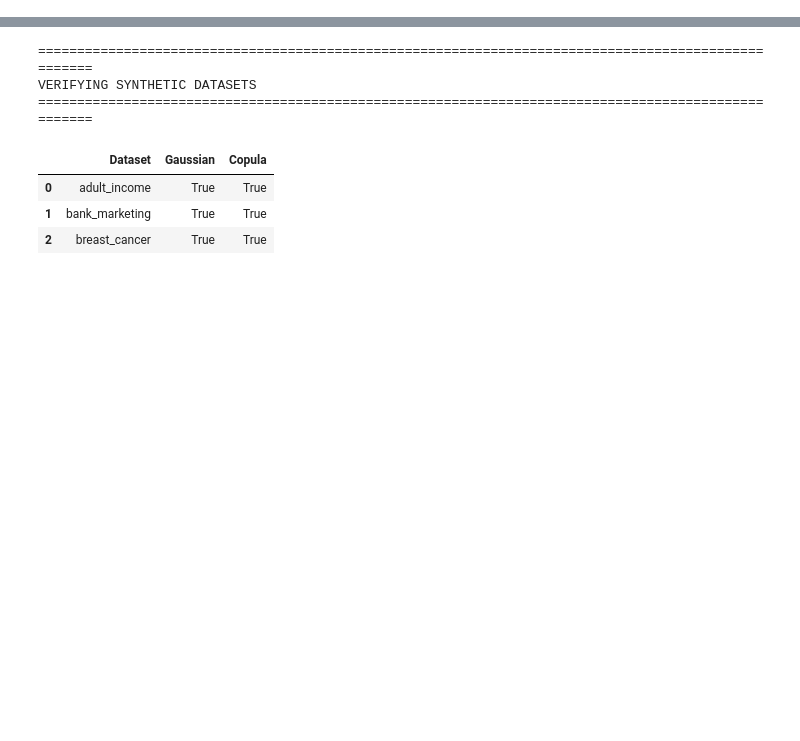
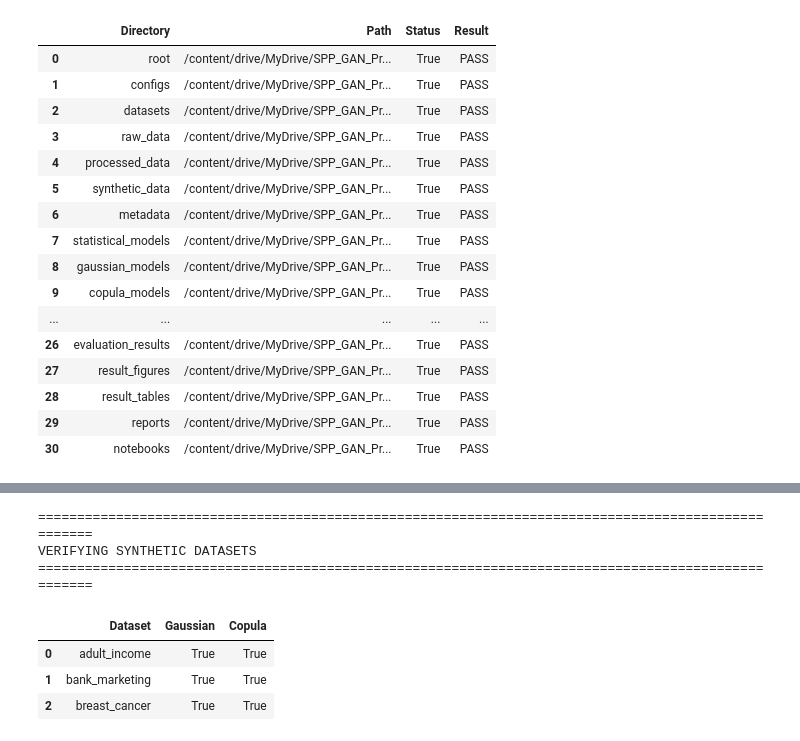
Before and after one commit to amzad-786githumb/Privacy-Preserving-Synthetic-Tabular-Data-Generation-Using-Generative-Adversarial-Networks, a Jupyter notebook: 04_Baseline_Deep_Models.ipynb, the cells around one changed output, grey strips where cells are left out. Drawn from its saved outputs; the diff is of its cells as text; code cells hidden in the pictures; blank space fills up the shorter version.

```diff
--- a/04_Baseline_Deep_Models.ipynb
+++ b/04_Baseline_Deep_Models.ipynb
@@ -1320,0 +1938,72 @@ VERIFYING STATISTICAL MODELS
+# %%
+# ==============================================================================
+# Part C - Dataset Validation
+# C1. Verify Project Folder Structure
+# ==============================================================================
+
+import os
+import pandas as pd
+
+print("=" * 100)
+print("VERIFY PROJECT FOLDER STRUCTURE")
+print("=" * 100)
+
+PROJECT_STRUCTURE = []
+
+for folder_name, folder_path in PATHS.items():
+
+    status = os.path.isdir(folder_path)
+
+    PROJECT_STRUCTURE.append({
+
+        "Directory": folder_name,
+
+        "Path": folder_path,
+
+        "Status": status,
+
+        "Result": "PASS" if status else "FAIL"
+
+    })
+
+PROJECT_STRUCTURE_DF = pd.DataFrame(PROJECT_STRUCTURE)
+
+display(PROJECT_STRUCTURE_DF)
+
+# ------------------------------------------------------------------------------
+# Verification Summary
+# ------------------------------------------------------------------------------
+
+passed = PROJECT_STRUCTURE_DF["Status"].sum()
+
+total = len(PROJECT_STRUCTURE_DF)
+
+failed = total - passed
+
+print("=" * 100)
+print("PROJECT STRUCTURE SUMMARY")
+print("=" * 100)
+
+print(f"Total Directories : {total}")
+print(f"Verified          : {passed}")
+print(f"Missing           : {failed}")
+
+if failed == 0:
+
+    print("\n✓ All project directories are available.")
+
+else:
+
+    print("\n✗ Some project directories are missing.")
+
+    print("\nMissing Directories:")
+
+    missing = PROJECT_STRUCTURE_DF.loc[
+        PROJECT_STRUCTURE_DF["Status"] == False,
+        "Directory"
+    ]
+
+    for directory in missing:
+
+        print(f"- {directory}")
+# %% [output]
@@ -1320,0 +2013,17 @@ VERIFYING STATISTICAL MODELS
+|  | Directory | Path | Status | Result |
+| 0 | root | /content/drive/MyDrive/SPP_GAN_Pr... | True | PASS |
+| 1 | configs | /content/drive/MyDrive/SPP_GAN_Pr... | True | PASS |
+| 2 | datasets | /content/drive/MyDrive/SPP_GAN_Pr... | True | PASS |
+| 3 | raw_data | /content/drive/MyDrive/SPP_GAN_Pr... | True | PASS |
+| 4 | processed_data | /content/drive/MyDrive/SPP_GAN_Pr... | True | PASS |
+| 5 | synthetic_data | /content/drive/MyDrive/SPP_GAN_Pr... | True | PASS |
+| 6 | metadata | /content/drive/MyDrive/SPP_GAN_Pr... | True | PASS |
+| 7 | statistical_models | /content/drive/MyDrive/SPP_GAN_Pr... | True | PASS |
+| 8 | gaussian_models | /content/drive/MyDrive/SPP_GAN_Pr... | True | PASS |
+| 9 | copula_models | /content/drive/MyDrive/SPP_GAN_Pr... | True | PASS |
+| ... | ... | ... | ... | ... |
+| 26 | evaluation_results | /content/drive/MyDrive/SPP_GAN_Pr... | True | PASS |
+| 27 | result_figures | /content/drive/MyDrive/SPP_GAN_Pr... | True | PASS |
+| 28 | result_tables | /content/drive/MyDrive/SPP_GAN_Pr... | True | PASS |
+| 29 | reports | /content/drive/MyDrive/SPP_GAN_Pr... | True | PASS |
+| 30 | notebooks | /content/drive/MyDrive/SPP_GAN_Pr... | True | PASS |
```
Also changed, not shown: parts of 51 cells of this notebook.
